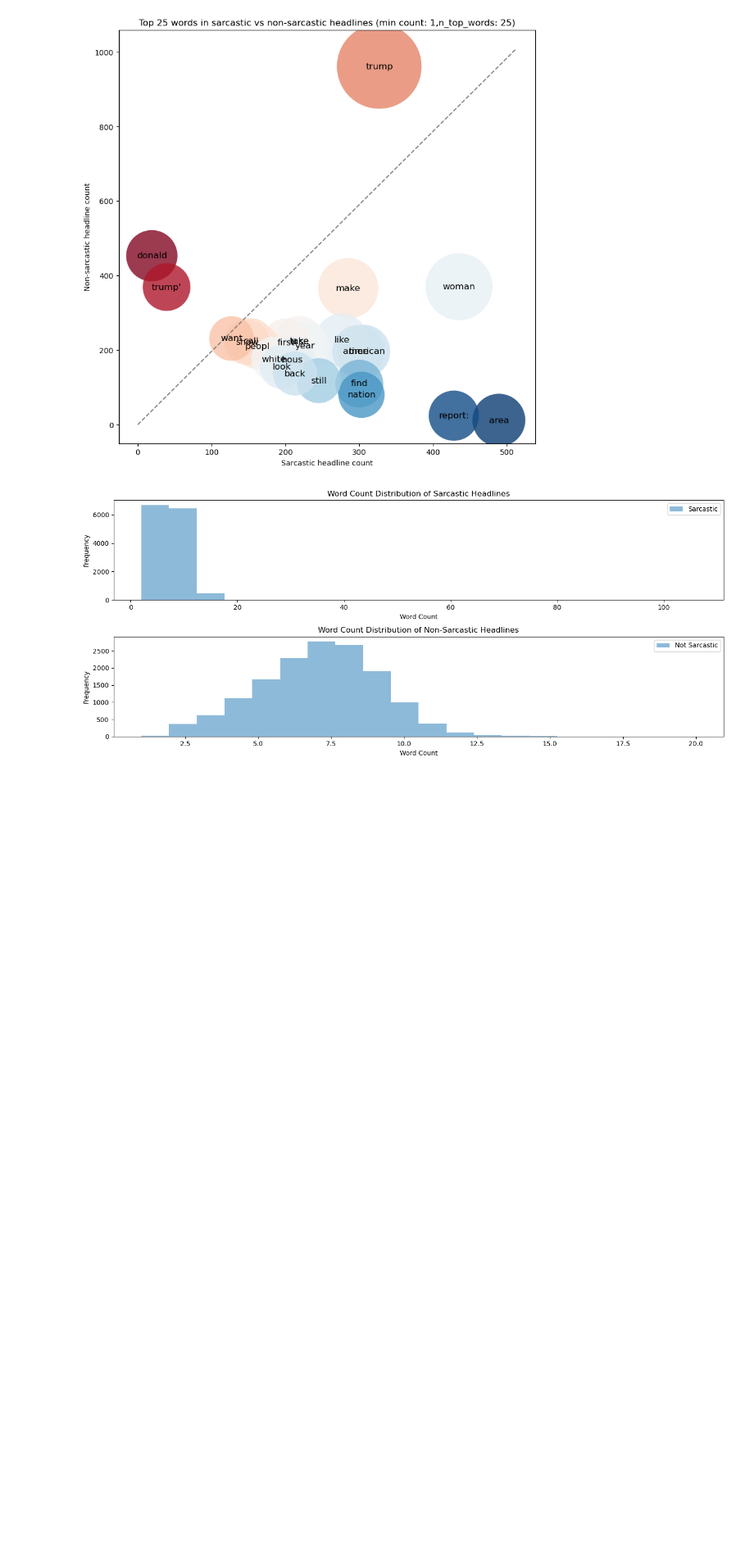
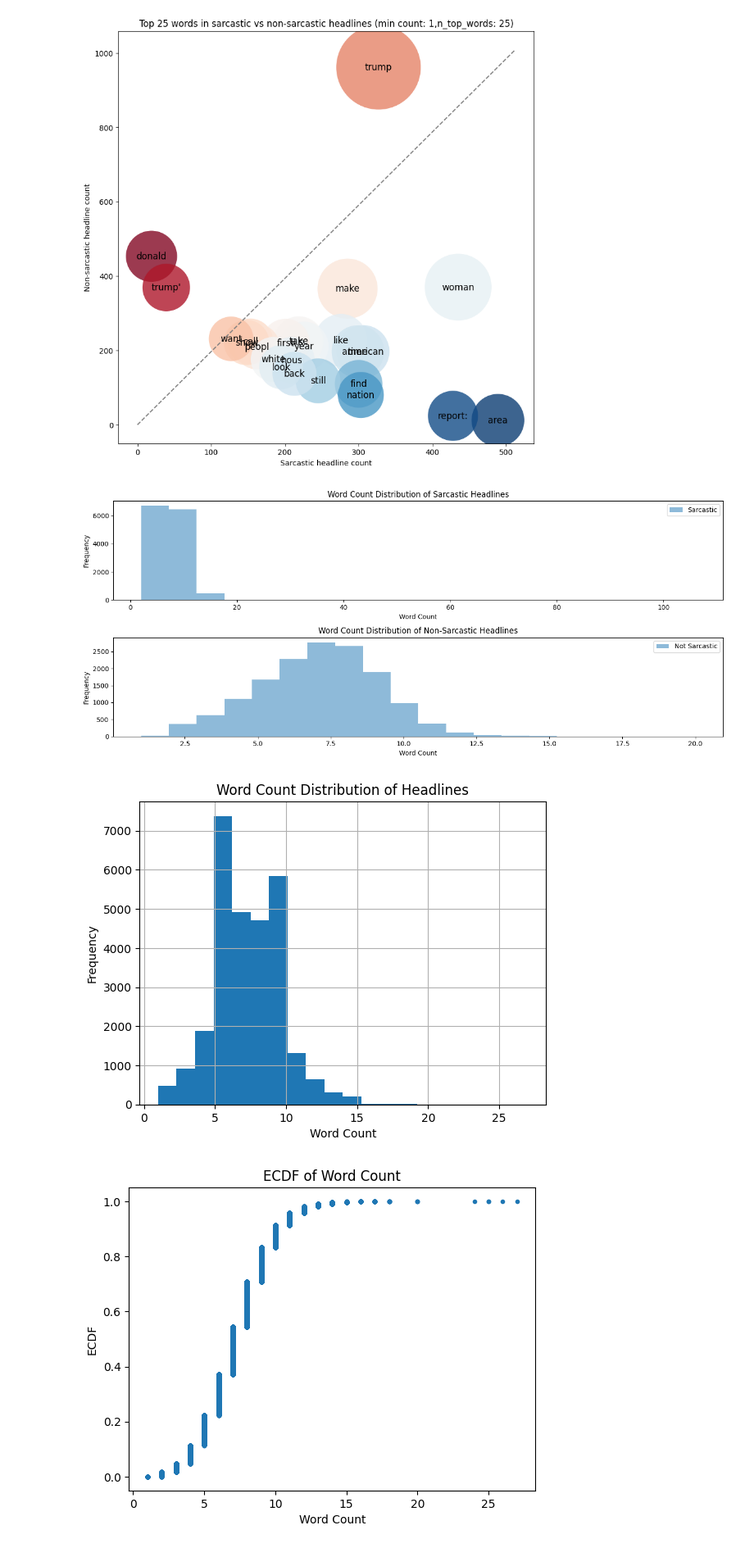
Before and after one commit to LaplaceDBen/Sarcasm_Detection, a Jupyter notebook: Sarcasm_Notebook.ipynb, the cells around one changed output. Shown at 82% size. Drawn from its saved outputs; the diff is of its cells as text; code cells hidden in the pictures; blank space fills up the shorter version.

```diff
--- a/Sarcasm_Notebook.ipynb
+++ b/Sarcasm_Notebook.ipynb
@@ -206,6 +207,50 @@ plt.savefig('plots/word_count_hist_1.png', dpi=300)
 plt.show()
 # %% [output]
 [figure]
+# %%
+# Give column with max len
+df['headline'].apply(lambda x: len(x.split())).idxmax()
+
+# print the max len headline
+df['headline'][df['headline'].apply(lambda x: len(x.split())).idxmax()]
+
+# remove the max len headline column
+df.drop(df['headline'].apply(lambda x: len(x.split())).idxmax(), inplace=True)
+
+# histogram of len of headlines
+df['headline'].apply(lambda x: len(x.split())).hist(bins=20)
+plt.title('Word Count Distribution of Headlines')
+plt.xlabel('Word Count')
+plt.ylabel('Frequency')
+plt.savefig('plots/word_count_hist_2.png', dpi=300)
+plt.show()
+
+
+# ecdf diagram of length of headlines
+def ecdf(data):
+    """Compute ECDF for a one-dimensional array of measurements."""
+    # Number of data points: n
+    n = len(data)
+
+    # x-data for the ECDF: x
+    x = np.sort(data)
+
+    # y-data for the ECDF: y
+    y = np.arange(1, n+1) / n
+
+    return x, y
+
+# Compute ECDF for word count
+x, y = ecdf(df['headline'].apply(lambda x: len(x.split())))
+plt.plot(x, y, marker='.', linestyle='none')
+plt.xlabel('Word Count')
+plt.ylabel('ECDF')
+plt.title('ECDF of Word Count')
+plt.savefig('plots/word_count_ecdf.png', dpi=300)
+plt.show()
+# %% [output]
+[figure, added]
+[figure, added]
 # %%
 max_words = 100000
 max_seq = 100000
```
Also changed, not shown: parts of 9 cells of this notebook, 9 other files.
